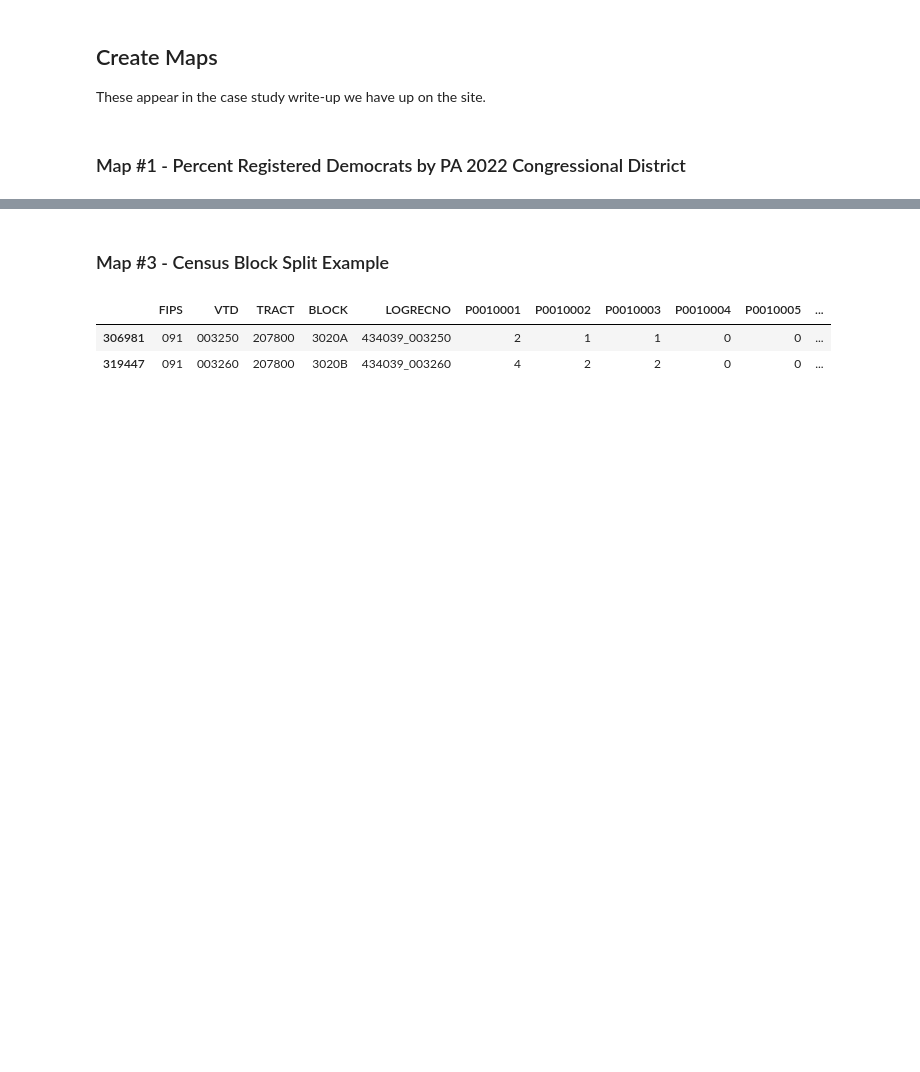
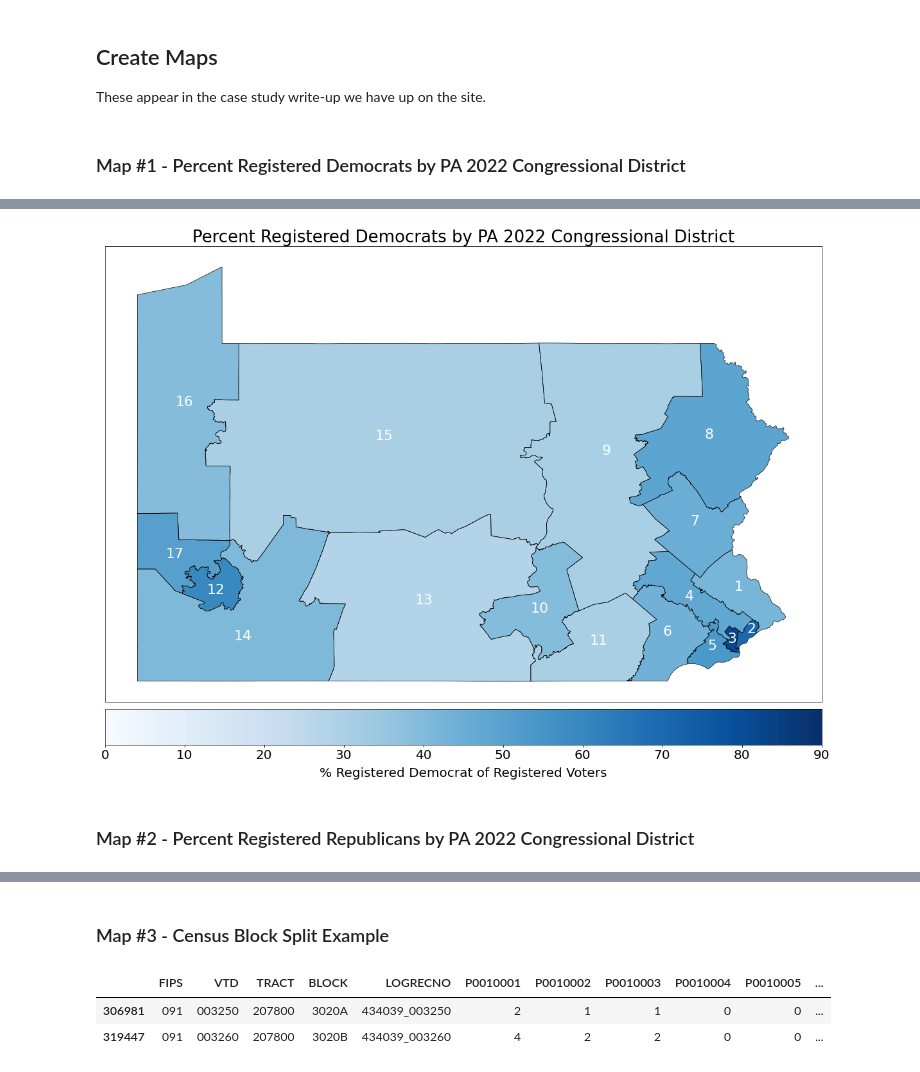
Before and after one commit to nonpartisan-redistricting-datahub/Case_Study_Spotlight, a Jupyter notebook: Spotlight_PA_Notebook.ipynb, the cells around one changed output, grey strips where cells are left out. Drawn from its saved outputs; the diff is of its cells as text; code cells hidden in the pictures; blank space fills up the shorter version.

```diff
--- a/Spotlight_PA_Notebook.ipynb
+++ b/Spotlight_PA_Notebook.ipynb
@@ -449,0 +411,7 @@ plt.figure.savefig("./example_map_rep.png",bbox_inches="tight")
+# %%
+# Define a dictionary that ties each district to it's centroid
+mapping_dict = {}
+for index, val in new_cong.iterrows():
+    print(val["new_cong"])
+    print(val["geometry"].centroid.coords[0])
+    mapping_dict[val["new_cong"]] = val["geometry"].centroid.coords[0]
@@ -449,0 +436,38 @@ plt.figure.savefig("./example_map_rep.png",bbox_inches="tight")
+# %%
+# Manually modify the locations to make the graph look nicer (these were changed through trial and error)
+mapping_dict[12] = (-79.81983293432555, 40.31)
+mapping_dict[14] = (-79.57859783090153, 40)
+mapping_dict[17] = (-80.18729149915715, 40.553585031328095)
+mapping_dict[10] = (-76.92085794384485, 40.184681519508404)
+mapping_dict[4] = (-75.5808203268868, 40.26482846260868)
+mapping_dict[2] = (-75.025, 40.0441431505846)
+mapping_dict[3] = (-75.1974183523507, 39.98)
+# %%
+# Plot the outline of the districts (this cleans up issues where adjacent districts have thicker outlines)
+plt = new_cong.boundary.plot(color = "black", linewidth = .7, figsize = (20,20))
+
+# Plot a choropleth map of the districts by registered dem voters
+new_cong.plot(ax = plt, column = 'Reg_DEM', cmap ="Blues", legend = True, legend_kwds={'orientation': "horizontal", "pad": 0.01}, vmin = 0, vmax = 90, linewidth = .3, edgecolor = "#FFFFFF" )
+
+# Set the title
+plt.set_title("Percent Registered Democrats by PA 2022 Congressional District", size = 26)
+
+# Add in antotations of the district number using the dict we defined above
+new_cong.apply(lambda x: plt.annotate(text=x["new_cong"], xy=mapping_dict[x["new_cong"]], ha='center', fontsize = 22, color = "white"), axis=1, );
+
+# Make the x and y axes markings not show up
+plt.xaxis.set_visible(False)
+plt.yaxis.set_visible(False)
+
+# Get the choropleth object to update the title
+fig = plt.figure
+cb_ax = fig.axes[1]
+cb_ax.tick_params(labelsize=20)
+cb_ax.set_title("% Registered Democrat of Registered Voters", fontsize=20, y = -1)
+
+# Save the figure
+plt.figure.savefig("./example_map_dem.png",bbox_inches="tight")
+# %% [output]
+[figure, added]
+# %% [markdown]
+### Map #2 - Percent Registered Republicans by PA 2022 Congressional District
```
Also changed, not shown: parts of 13 cells of this notebook.
